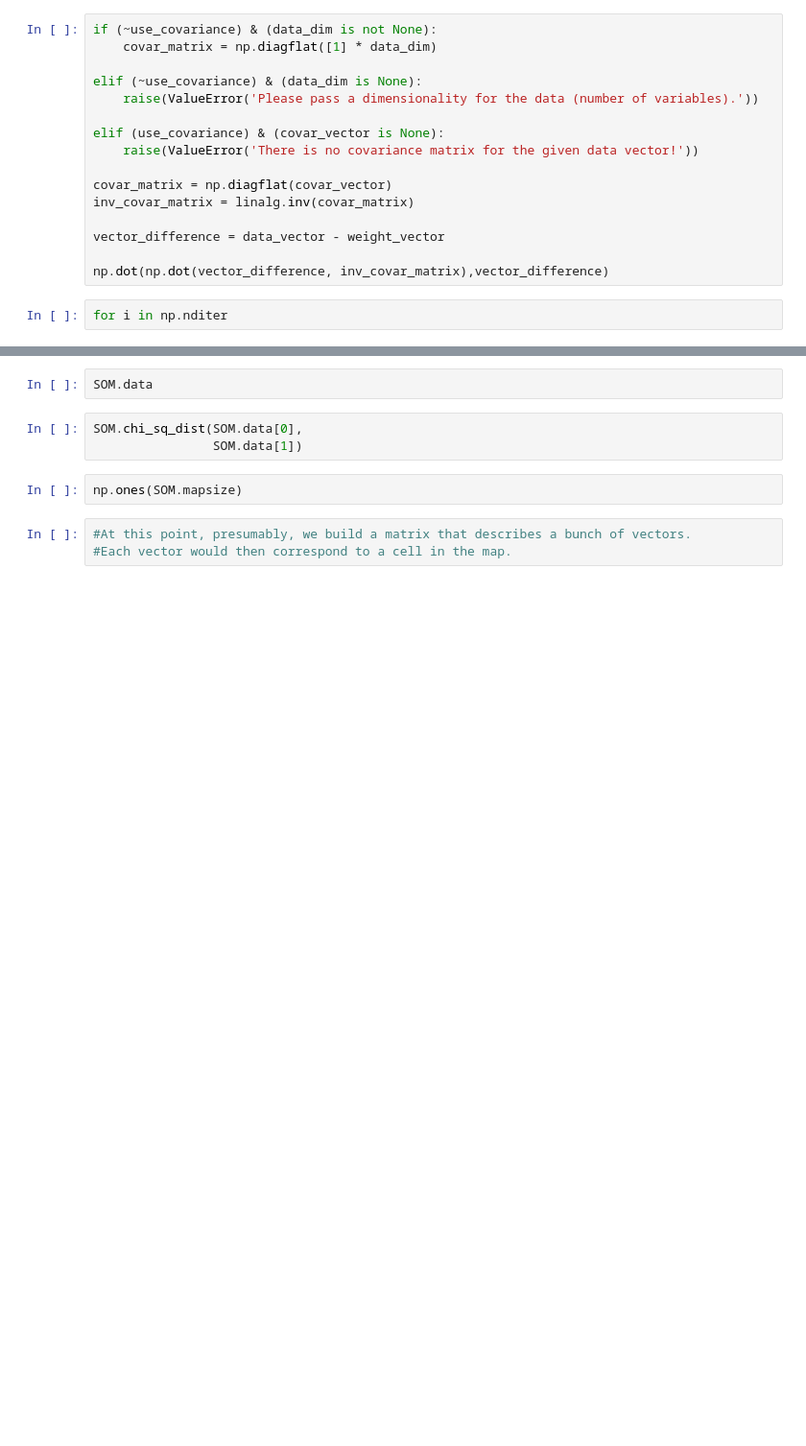
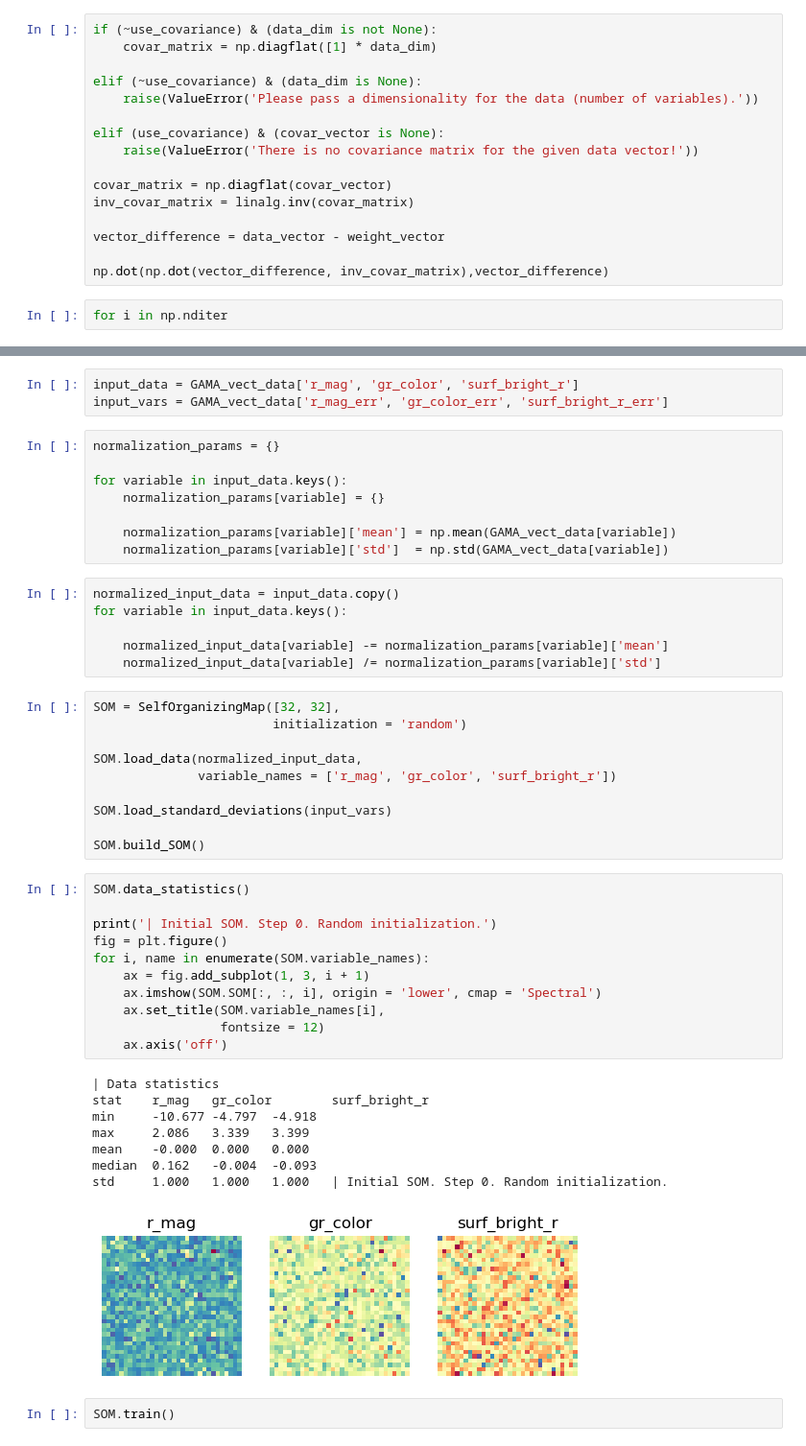
Before and after one commit to lsajkov/strw_mpdg, a Jupyter notebook: build_som.ipynb, the cells around one changed output, grey strips where cells are left out. Shown at 96% size. Drawn from its saved outputs; the diff is of its cells as text; blank space fills up the shorter version.

Commit message:
produced first multi-step som

```diff
--- a/build_som.ipynb
+++ b/build_som.ipynb
@@ -138,10 +206,49 @@ SOM.SOM[0][0]
+# %%
+input_data = GAMA_vect_data['r_mag', 'gr_color', 'surf_bright_r']
+input_vars = GAMA_vect_data['r_mag_err', 'gr_color_err', 'surf_bright_r_err']
+# %%
+normalization_params = {}
+
+for variable in input_data.keys():
+    normalization_params[variable] = {}
+
+    normalization_params[variable]['mean'] = np.mean(GAMA_vect_data[variable])
+    normalization_params[variable]['std']  = np.std(GAMA_vect_data[variable])
+# %%
+normalized_input_data = input_data.copy()
+for variable in input_data.keys():
+
+    normalized_input_data[variable] -= normalization_params[variable]['mean']
+    normalized_input_data[variable] /= normalization_params[variable]['std']
+# %%
+SOM = SelfOrganizingMap([32, 32],
+                        initialization = 'random')
+
+SOM.load_data(normalized_input_data,
+              variable_names = ['r_mag', 'gr_color', 'surf_bright_r'])
+
+SOM.load_standard_deviations(input_vars)
+
+SOM.build_SOM()
+# %%
+SOM.data_statistics()
+
+print('| Initial SOM. Step 0. Random initialization.')
+fig = plt.figure()
+for i, name in enumerate(SOM.variable_names):
+    ax = fig.add_subplot(1, 3, i + 1)
+    ax.imshow(SOM.SOM[:, :, i], origin = 'lower', cmap = 'Spectral')
+    ax.set_title(SOM.variable_names[i],
+                 fontsize = 12)
+    ax.axis('off')
+# %% [output]
+| Data statistics
+stat    r_mag   gr_color        surf_bright_r
+min     -10.677 -4.797  -4.918
+max     2.086   3.339   3.399
+mean    -0.000  0.000   0.000
+median  0.162   -0.004  -0.093
+std     1.000   1.000   1.000   | Initial SOM. Step 0. Random initialization.
+[figure, added]
 # %%
-SOM.data
+SOM.train()
-# %%
-SOM.chi_sq_dist(SOM.data[0],
-                SOM.data[1])
-# %%
-np.ones(SOM.mapsize)
-# %%
-#At this point, presumably, we build a matrix that describes a bunch of vectors.
-#Each vector would then correspond to a cell in the map.
```
Also changed, not shown: parts of 21 cells of this notebook, 3 other files.
